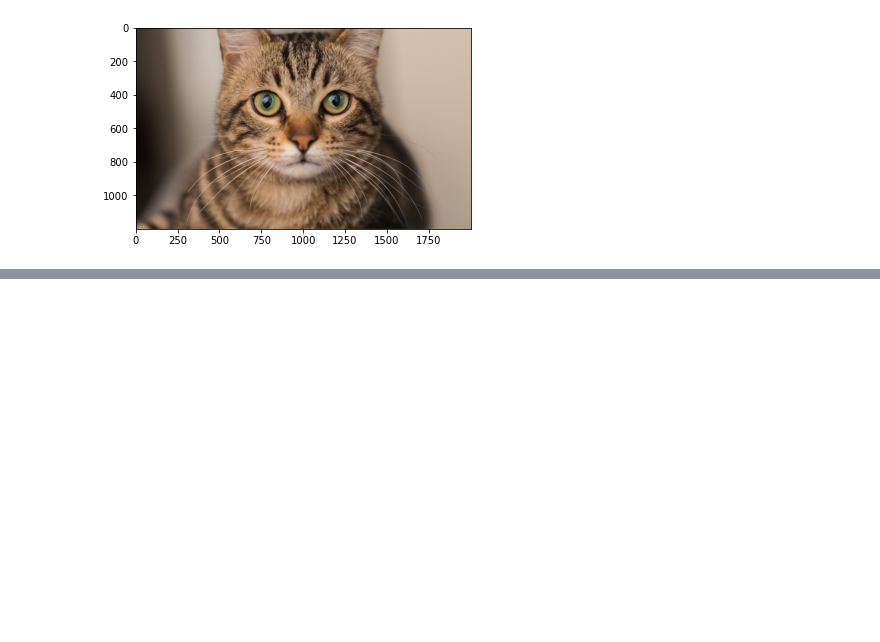
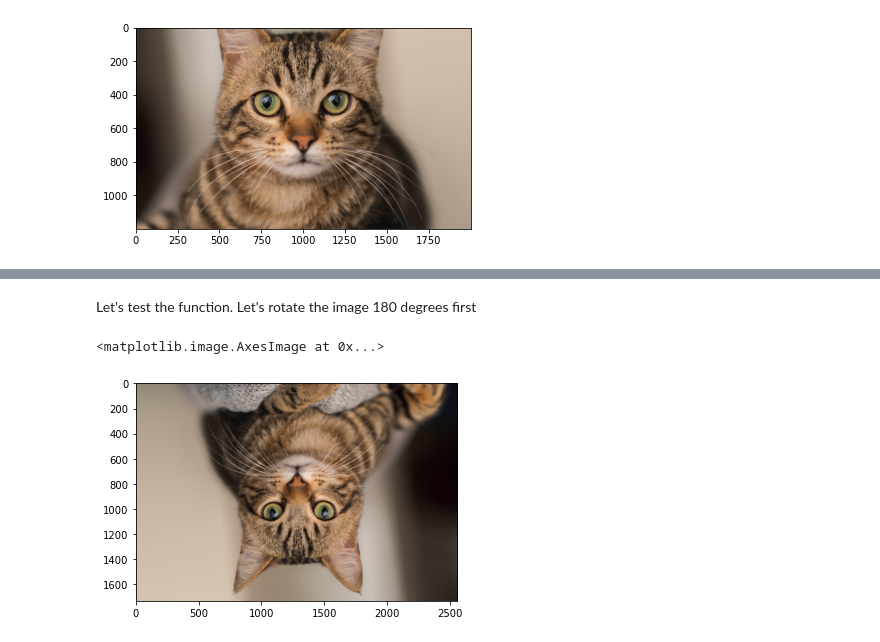
Before and after one commit to Abdesol/Let-s-do-photo-editing-with-math, a Jupyter notebook: note.ipynb, the cells around one changed output, grey strips where cells are left out. Saved outputs shown, nothing was run; the diff lists cells and outputs as text; code cells hidden in the pictures; blank space fills up the shorter version.

```diff
--- a/note.ipynb
+++ b/note.ipynb
@@ -50,0 +88,29 @@ plt.imshow(img_crop_1)
+# %%
+def rotate(img, angle):
+    rows, cols, _ = img.shape
+    img_rotated = np.zeros((rows, cols, 3), dtype=np.uint8)
+    # let me pre initialize the cos and sin variable to increase the performance of this function.
+    cos_a = np.cos(angle)
+    sin_a = np.sin(angle)
+    for r in range(rows):
+        for c in range(cols):
+            x = r - rows // 2
+            y = c - cols // 2
+            # The below two lines are the linear algebra parts.
+            x_new = x * cos_a - y * sin_a
+            y_new = x * sin_a + y * cos_a
+            x_new = int(x_new + rows // 2)
+            y_new = int(y_new + cols // 2)
+            if x_new >= 0 and x_new < rows and y_new >= 0 and y_new < cols:
+                img_rotated[r][c] = img[x_new][y_new]
+
+    return img_rotated
+# %% [markdown]
+Let's test the function. Let's rotate the image 180 degrees first
+# %%
+angle180 = np.pi
+img_rotated = rotate(img, angle180)
+plt.imshow(img_rotated)
+# %% [output]
+<matplotlib.image.AxesImage at 0x...>
+[figure, added]
```
Also changed, not shown: parts of 15 cells of this notebook.
